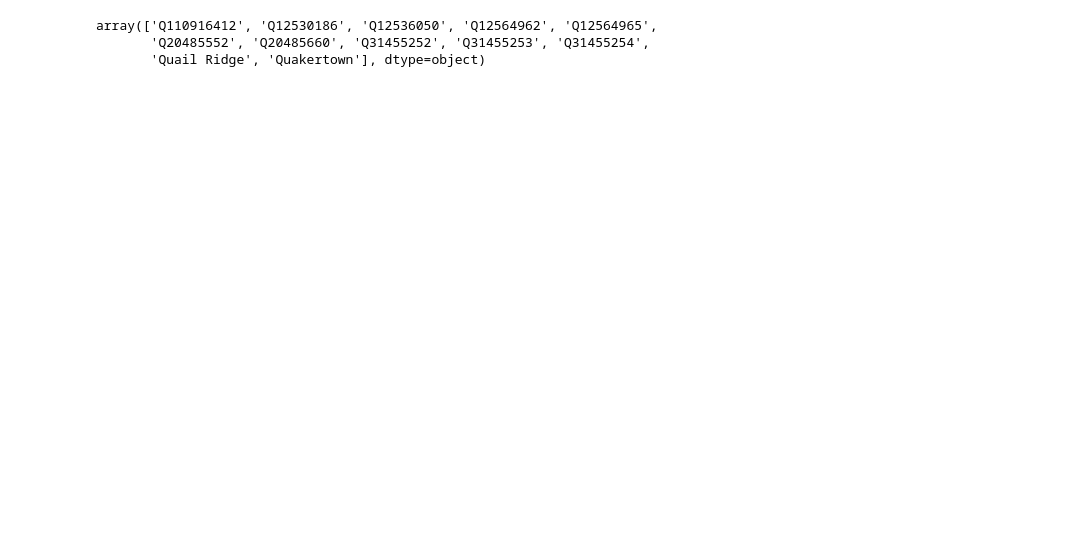
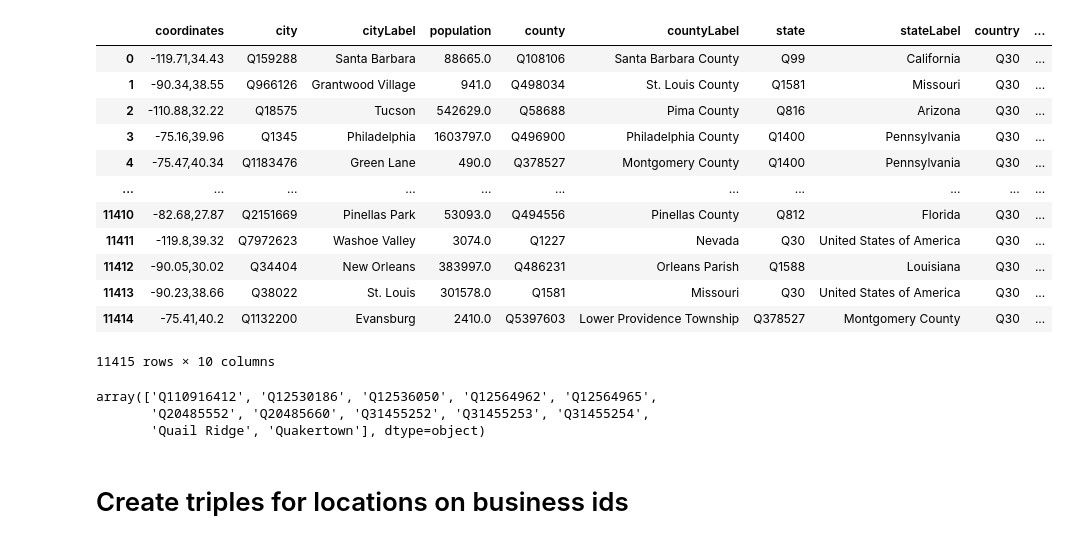
Before and after one commit to christiannielsen98/DVML-P7, a Jupyter notebook: Development/location_from_wikidata.ipynb, the cells around one changed output. Drawn from its saved outputs; the diff is of its cells as text; code cells hidden in the pictures; blank space fills up the shorter version.

```diff
--- a/Development/location_from_wikidata.ipynb
+++ b/Development/location_from_wikidata.ipynb
@@ -5,6 +5,22 @@ from Code.UtilityFunctions.wikidata_functions import wikidata_query, category_qu
 from Code.UtilityFunctions.get_data_path import get_path
 # %%
 location_mappings = pd.read_csv(get_path('location_mappings_expanded.csv'))
+# %%
+location_mappings
+# %% [output]
+|  | coordinates | city | cityLabel | population | county | countyLabel | state | stateLabel | country | ... |
+| 0 | -119.71,34.43 | Q159288 | Santa Barbara | 88665.0 | Q108106 | Santa Barbara County | Q99 | California | Q30 | ... |
+| 1 | -90.34,38.55 | Q966126 | Grantwood Village | 941.0 | Q498034 | St. Louis County | Q1581 | Missouri | Q30 | ... |
+| 2 | -110.88,32.22 | Q18575 | Tucson | 542629.0 | Q58688 | Pima County | Q816 | Arizona | Q30 | ... |
+| 3 | -75.16,39.96 | Q1345 | Philadelphia | 1603797.0 | Q496900 | Philadelphia County | Q1400 | Pennsylvania | Q30 | ... |
+| 4 | -75.47,40.34 | Q1183476 | Green Lane | 490.0 | Q378527 | Montgomery County | Q1400 | Pennsylvania | Q30 | ... |
+| ... | ... | ... | ... | ... | ... | ... | ... | ... | ... | ... |
+| 11410 | -82.68,27.87 | Q2151669 | Pinellas Park | 53093.0 | Q494556 | Pinellas County | Q812 | Florida | Q30 | ... |
+| 11411 | -119.8,39.32 | Q7972623 | Washoe Valley | 3074.0 | Q1227 | Nevada | Q30 | United States of America | Q30 | ... |
+| 11412 | -90.05,30.02 | Q34404 | New Orleans | 383997.0 | Q486231 | Orleans Parish | Q1588 | Louisiana | Q30 | ... |
+| 11413 | -90.23,38.66 | Q38022 | St. Louis | 301578.0 | Q1581 | Missouri | Q30 | United States of America | Q30 | ... |
+| 11414 | -75.41,40.2 | Q1132200 | Evansburg | 2410.0 | Q5397603 | Lower Providence Township | Q378527 | Montgomery County | Q30 | ... |
+11415 rows × 10 columns
 # %%
 location_mappings = location_mappings.dropna(subset=['city']).sort_values(by=['cityLabel'])
 # %%
@@ -14,3 +29,5 @@ location_mappings.loc[location_mappings['cityLabel'].str.startswith('Q'), 'cityL
 array(['Q110916412', 'Q12530186', 'Q12536050', 'Q12564962', 'Q12564965',
        'Q20485552', 'Q20485660', 'Q31455252', 'Q31455253', 'Q31455254',
        'Quail Ridge', 'Quakertown'], dtype=object)
+# %% [markdown]
+# Create triples for locations on business ids
```
Also changed, not shown: parts of 22 cells of this notebook, 3 other files.
